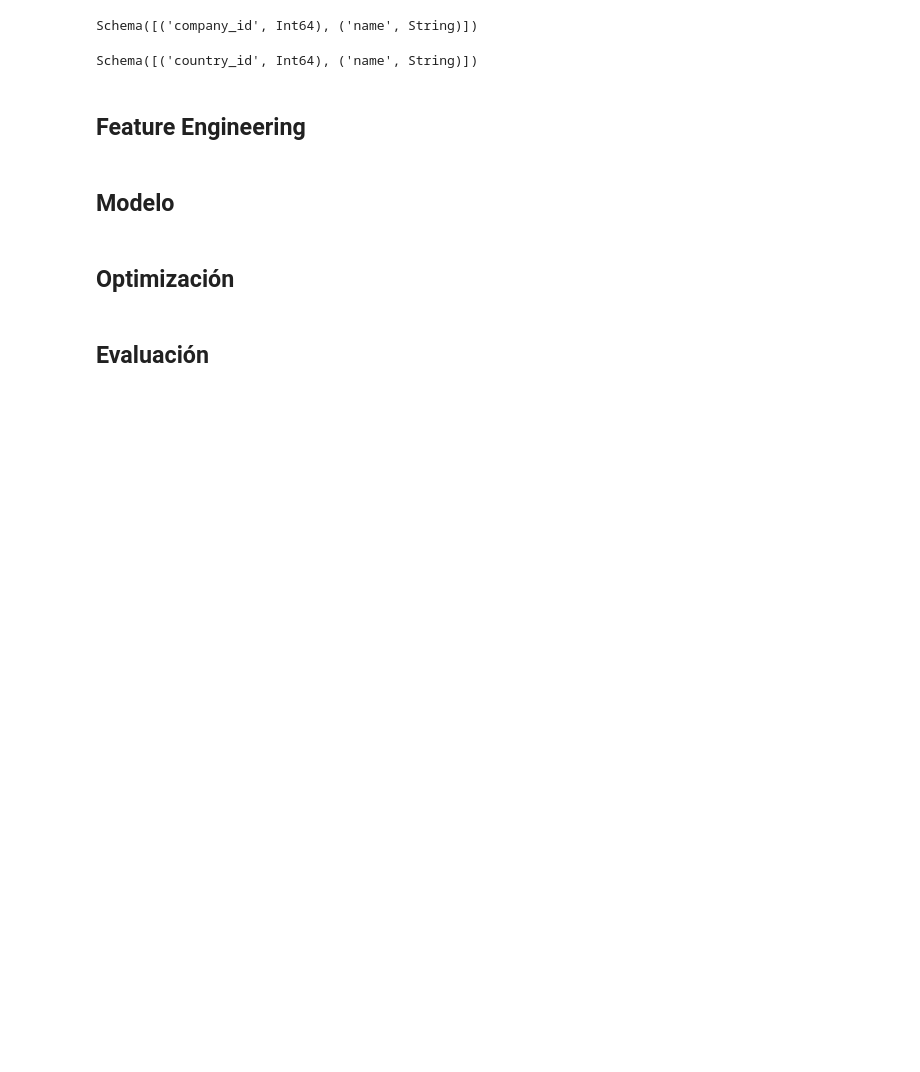
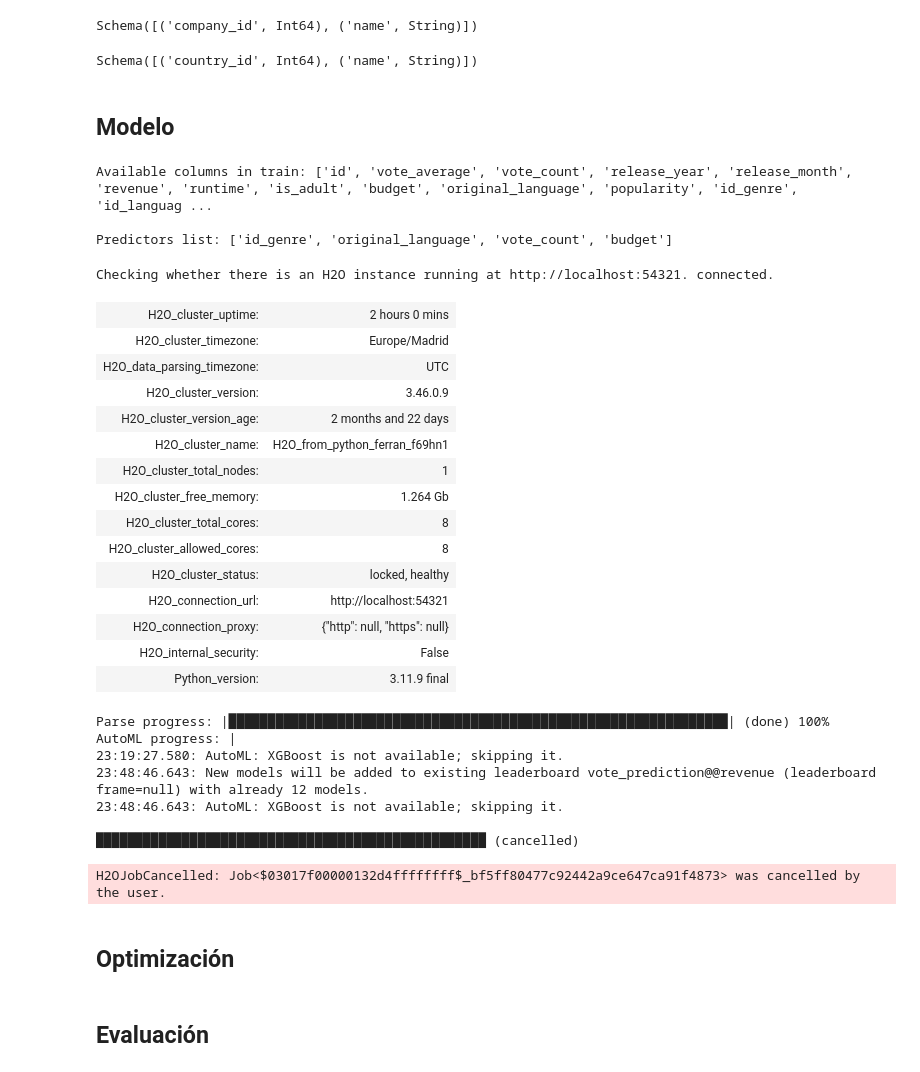
Before and after one commit to C0SBEL/entrega_final_estructuras, a Jupyter notebook: src/EntregaFinal.ipynb, the cells around one changed output. Saved outputs shown, nothing was run; the diff lists cells and outputs as text; code cells hidden in the pictures; blank space fills up the shorter version.

Commit message:
last version

```diff
--- a/src/EntregaFinal.ipynb
+++ b/src/EntregaFinal.ipynb
@@ -275,7 +290,63 @@ Schema([('id', Int64),
 Schema([('genre_id', Int64), ('name', String)])
 Schema([('company_id', Int64), ('name', String)])
 Schema([('country_id', Int64), ('name', String)])
-# %% [markdown]
-## Feature Engineering
 # %% [markdown]
 ## Modelo
+# %%
+# Check what columns are actually available
+print("Available columns in train:", train.columns)
+print("\nPredictors list:", predictors)
+
+# Find which predictors are missing
+missing_cols = [col for col in predictors if col not in train.columns]
+if missing_cols:
+    print(f"\nMissing columns: {missing_cols}")
+# %% [output]
+Available columns in train: ['id', 'vote_average', 'vote_count', 'release_year', 'release_month', 'revenue', 'runtime', 'is_adult', 'budget', 'original_language', 'popularity', 'id_genre', 'id_languag ...
+
+Predictors list: ['id_genre', 'original_language', 'vote_count', 'budget']
+# %%
+h2o.init()
+
+# Convertir a H2OFrame
+df_h2o = h2o.H2OFrame(movies_df_final.collect().to_pandas())
+
+# Definir target y predictores
+target = "revenue"
+predictors = ["id_genre", "original_language", "vote_count", "budget"]
+
+# Dividir en train y test
+train, test = df_h2o.split_frame(ratios=[0.8], seed=42)
+
+# Entrenar AutoML
+aml = H2OAutoML(max_models=10, seed=42, project_name="vote_prediction")
+aml.train(x=predictors, y=target, training_frame=train)
+
+# Mostrar leaderboard
+lb = aml.leaderboard
+display(lb.head(rows=lb.nrows))
+# %% [output]
+Checking whether there is an H2O instance running at http://localhost:54321. connected.
+| H2O_cluster_uptime: | 2 hours 0 mins |
+| H2O_cluster_timezone: | Europe/Madrid |
+| H2O_data_parsing_timezone: | UTC |
+| H2O_cluster_version: | 3.46.0.9 |
+| H2O_cluster_version_age: | 2 months and 22 days |
+| H2O_cluster_name: | H2O_from_python_ferran_f69hn1 |
+| H2O_cluster_total_nodes: | 1 |
+| H2O_cluster_free_memory: | 1.264 Gb |
+| H2O_cluster_total_cores: | 8 |
+| H2O_cluster_allowed_cores: | 8 |
+| H2O_cluster_status: | locked, healthy |
+| H2O_connection_url: | http://localhost:54321 |
+| H2O_connection_proxy: | {"http": null, "https": null} |
+| H2O_internal_security: | False |
+| Python_version: | 3.11.9 final |
+Parse progress: |████████████████████████████████████████████████████████████████| (done) 100%
+AutoML progress: |
+23:19:27.580: AutoML: XGBoost is not available; skipping it.
+23:48:46.643: New models will be added to existing leaderboard vote_prediction@@revenue (leaderboard frame=null) with already 12 models.
+23:48:46.643: AutoML: XGBoost is not available; skipping it.
+
+██████████████████████████████████████████████████ (cancelled)
+H2OJobCancelled: Job<$03017f00000132d4ffffffff$_bf5ff80477c92442a9ce647ca91f4873> was cancelled by the user.
@@ -282,4 +361,2 @@ Schema([('country_id', Int64), ('name', String)])
 # %% [markdown]
 ## Optimización
-# %% [markdown]
-## Evaluación
@@ -285,0 +417,2 @@ Schema([('country_id', Int64), ('name', String)])
+# %% [markdown]
+## Evaluación
```
Also changed, not shown: parts of 6 cells of this notebook, 4 other files.
